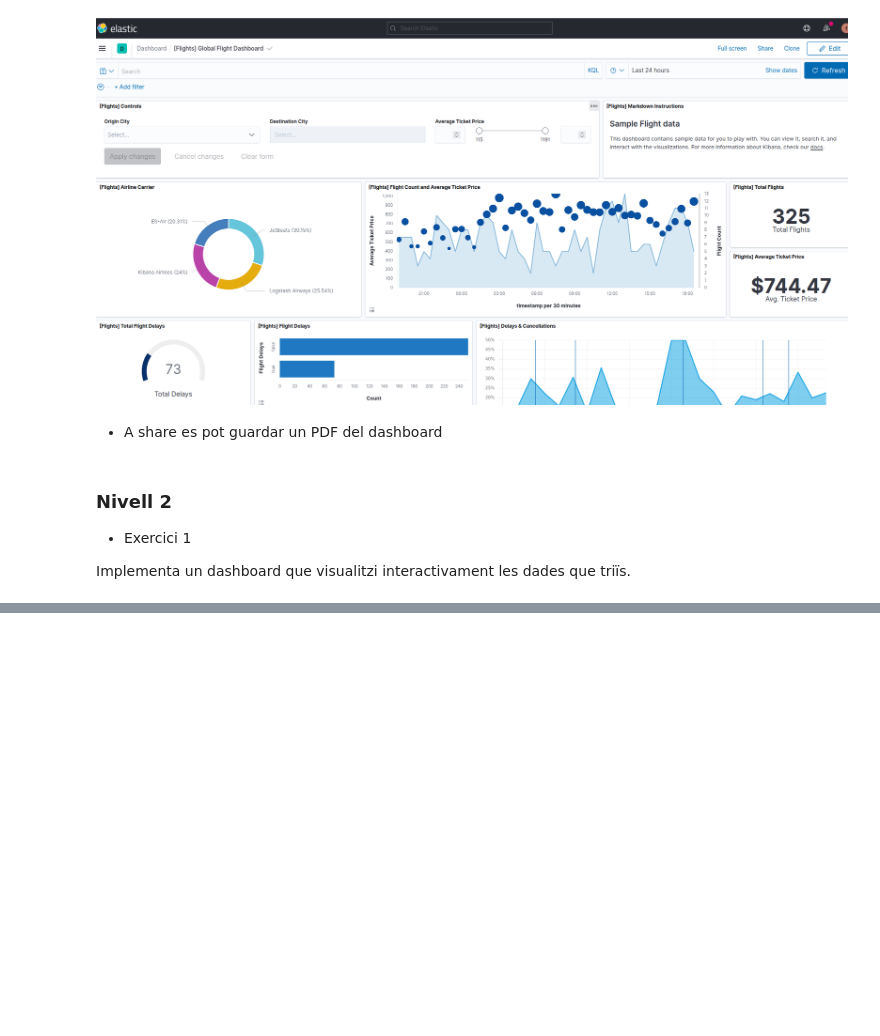
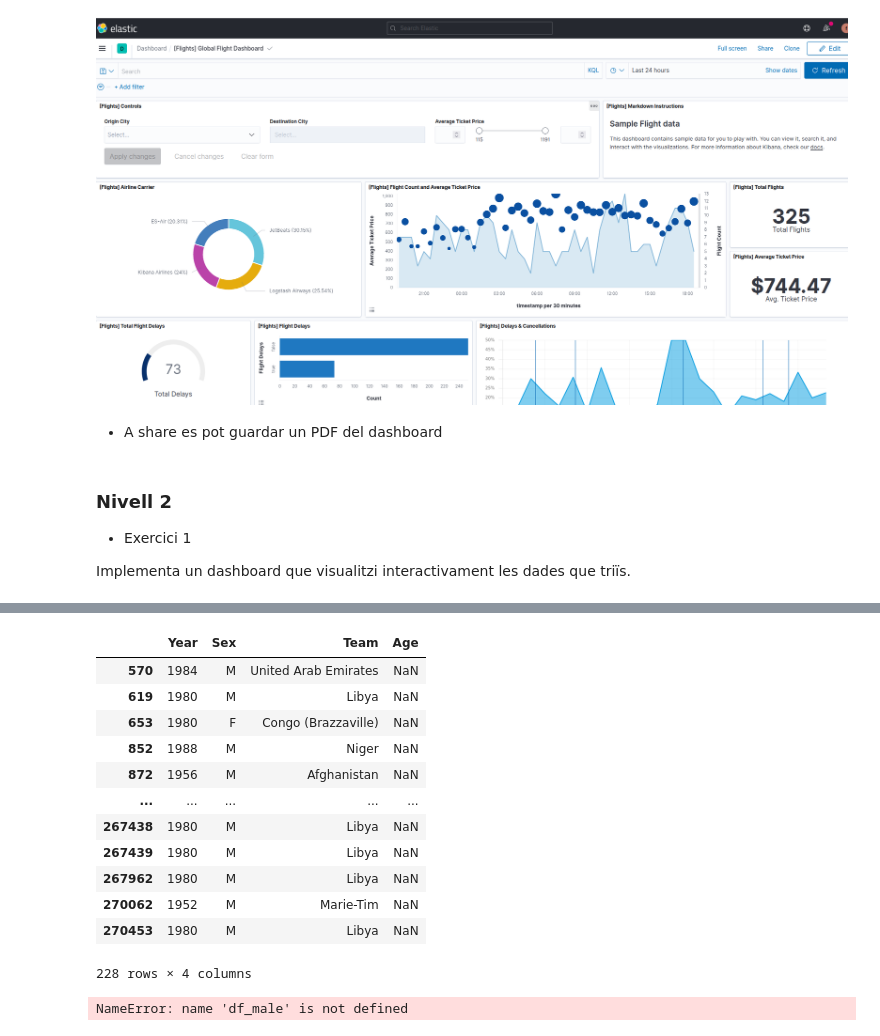
Before and after one commit to ManelForcales/Kibana, a Jupyter notebook: S19T01.ipynb, the cells around one changed output, grey strips where cells are left out. Cells and saved outputs as stored; diff of their text form; code cells hidden in the pictures; blank space fills up the shorter version.

```diff
--- a/S19T01.ipynb
+++ b/S19T01.ipynb
@@ -43,0 +91,2 @@ Implementa un dashboard que visualitzi interactivament les dades que triïs.
+# %%
+df_subset["Age"] = df_subset.groupby(['Year','Sex','Team']).transform(lambda x: x.fillna(x.mean()))
@@ -43,0 +99,20 @@ Implementa un dashboard que visualitzi interactivament les dades que triïs.
+# %%
+df_subset[df_subset['Age'].isnull()]
+# %% [output]
+|  | Year | Sex | Team | Age |
+| 570 | 1984 | M | United Arab Emirates | NaN |
+| 619 | 1980 | M | Libya | NaN |
+| 653 | 1980 | F | Congo (Brazzaville) | NaN |
+| 852 | 1988 | M | Niger | NaN |
+| 872 | 1956 | M | Afghanistan | NaN |
+| ... | ... | ... | ... | ... |
+| 267438 | 1980 | M | Libya | NaN |
+| 267439 | 1980 | M | Libya | NaN |
+| 267962 | 1980 | M | Libya | NaN |
+| 270062 | 1952 | M | Marie-Tim | NaN |
+| 270453 | 1980 | M | Libya | NaN |
+228 rows × 4 columns
+# %%
+df_fill_age = df_male.groupby(['Year','Season','Team']).transform(lambda x: x.fillna(x.mean()))
+# %% [output]
+NameError: name 'df_male' is not defined
```
Also changed, not shown: parts of 14 cells of this notebook, 1 other file.
